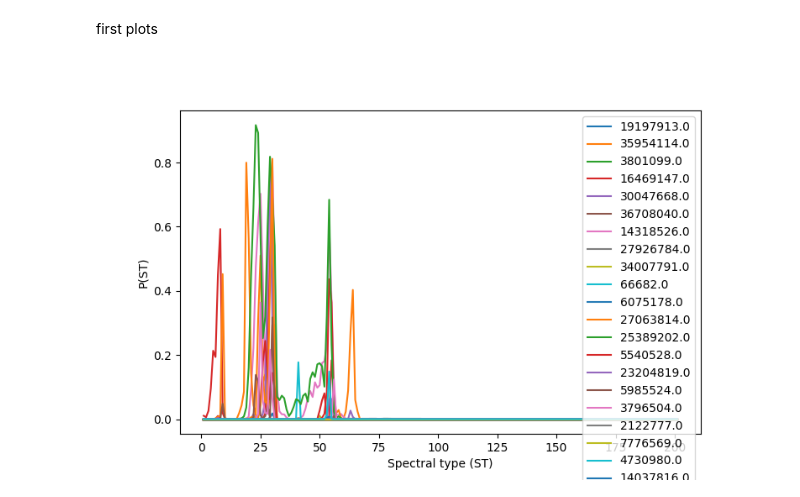
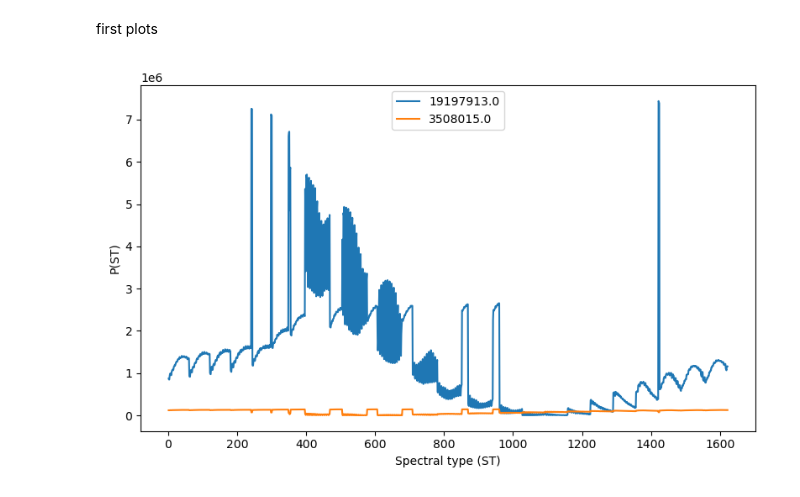
Before and after one commit to lephare-photoz/lephare, a Jupyter notebook: training_stats/notebooks/tests_star_pdf.ipynb, the cells around one changed output. Cells and saved outputs as stored; diff of their text form; code cells hidden in the pictures.

```diff
--- a/training_stats/notebooks/tests_star_pdf.ipynb
+++ b/training_stats/notebooks/tests_star_pdf.ipynb
@@ -15,30 +15,29 @@ from scipy.optimize import curve_fit
 # %%
 # .prob path
 base_dir = os.path.abspath(os.path.join(os.getcwd(), '..'))
-pdf_path = os.path.join(base_dir, 'simulation_catalogs/star_gal/PDZs/DESstars_Buzzard_PICKLES_DES_MIN_ZG.prob')
-# pdf_path = os.path.join(base_dir, 'simulation_catalogs/star_gal/PDFs/DESstars_Buzzard_PICKLES_DES_PDFstar.prob')
+# pdf_path = os.path.join(base_dir, 'simulation_catalogs/star_gal/PDZs/DESstars_Buzzard_PICKLES_DES_MIN_ZG.prob')
+pdf_path = os.path.join(base_dir, 'simulation_catalogs/star_gal/PDFs/DESstars_Buzzard_PICKLES_DES_PDFstar.prob')
 
-pdf_file = np.loadtxt(pdf_path)
+pdf_file = np.loadtxt("/home/hallouin/Documents/t_hall/lephare/training_stats/simulation_catalogs/star_gal/PDFs/DESstars_BT_DES_full_PDFstar.prob")
 # %% [markdown]
 first plots
 # %%
-rows=np.linspace(1,99999,100, dtype='int')
+%matplotlib widget
+rows=np.linspace(1,5, 2, dtype='int')
 pdz_rows = [pdf_file[row][1:] for row in rows]
-
 # Plot
 plt.figure(figsize=(8, 5))
 
 for (row,i) in zip(pdz_rows,rows):
-    if max(row)<=1:
-        x=np.linspace(1,len(row),len(row))
-        plt.plot(x,row, label=f'{pdf_file[i][0]}')
+    x=np.linspace(1,len(row),len(row))
+    plt.plot(x,row, label=f'{pdf_file[i][0]}')
 
 # plt.title(f'PDF_star for IDENT={pdf_file[row][0]}')
 plt.xlabel('Spectral type (ST)')
 plt.ylabel('P(ST)')
 plt.legend()
 
 plt.tight_layout()
 plt.show()
 # %% [output]
-[figure, old version]
+[figure, new version]
```
Also changed, not shown: 9 other files.
